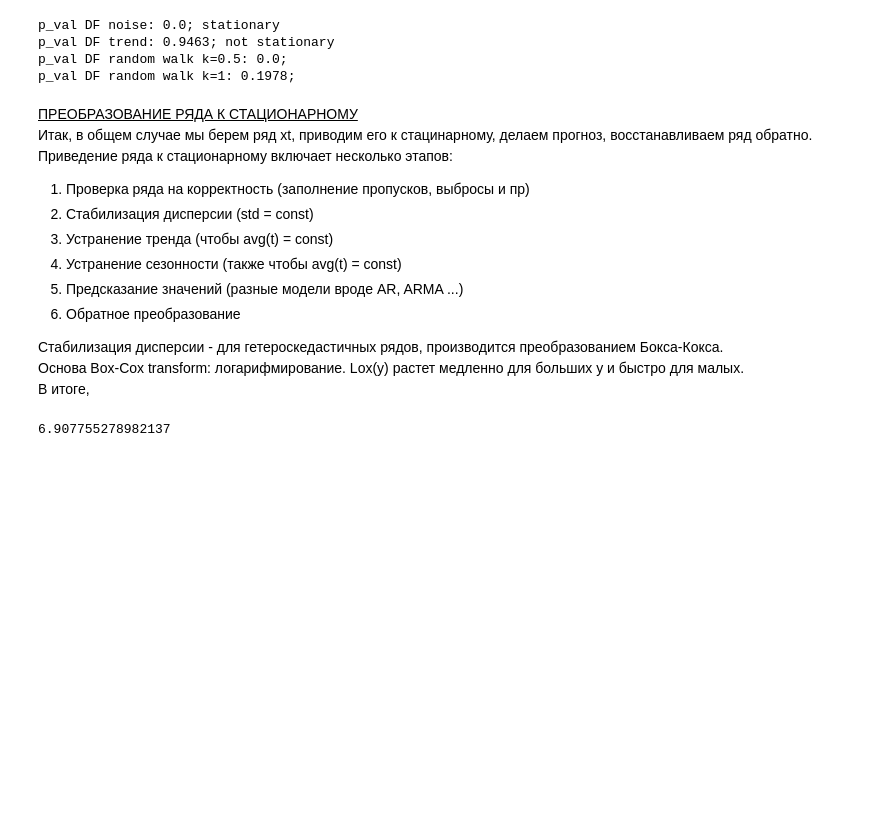
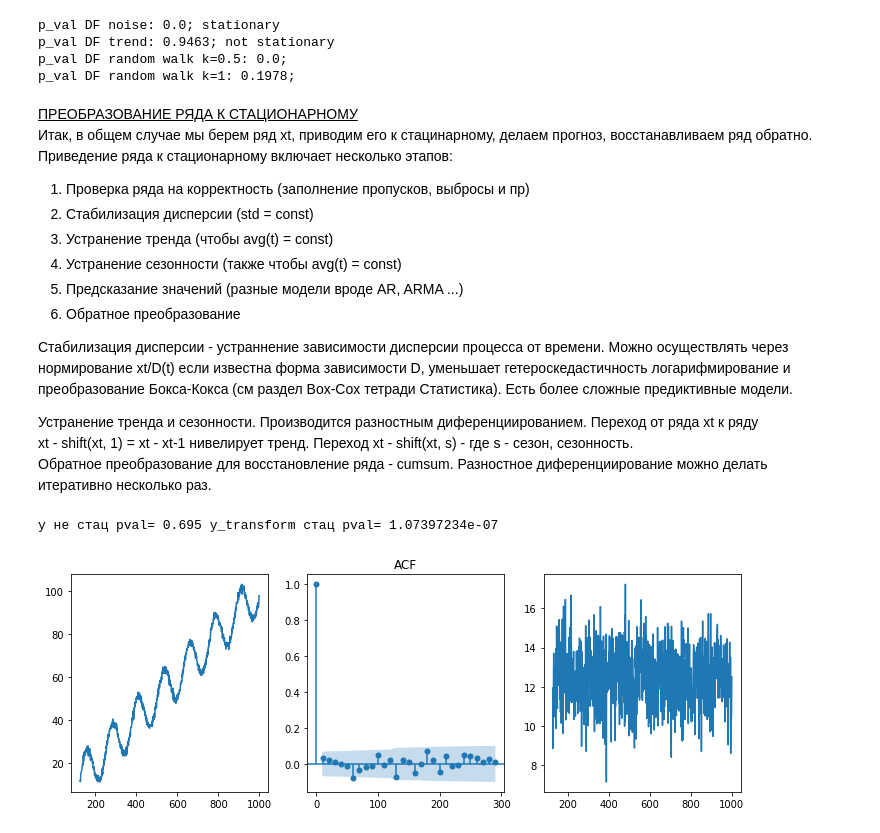
Before and after one commit to gavrevnik/analytics_tools, a Jupyter notebook: Time Series.ipynb, the cells around one changed output. Drawn from its saved outputs; the diff is of its cells as text; code cells hidden in the pictures; blank space fills up the shorter version.

```diff
--- a/Time Series.ipynb
+++ b/Time Series.ipynb
@@ -207,10 +207,26 @@ p_val DF random walk k=1: 0.1978;
 4. Предсказание значений (разные модели вроде AR, ARMA ...)
 5. Обратное преобразование
 
-Стабилизация дисперсии - для гетероскедастичных рядов, производится преобразованием Бокса-Кокса.
-Основа Box-Cox transform: логарифмирование. Lox(y) растет медленно для больших y и быстро для малых.
-В итоге,
+Стабилизация дисперсии - устраннение зависимости дисперсии процесса от времени. Можно осуществлять через
+нормирование xt/D(t) если известна форма зависимости D, уменьшает гетероскедастичность логарифмирование и
+преобразование Бокса-Кокса (см раздел Box-Cox тетради Статистика). Есть более сложные предиктивные модели.
+
+Устранение тренда и сезонности. Производится разностным диференциированием. Переход от ряда xt к ряду
+xt - shift(xt, 1) = xt - xt-1 нивелирует тренд. Переход xt - shift(xt, s) - где s - сезон, сезонность.
+Обратное преобразование для восстановление ряда - cumsum. Разностное диференциирование можно делать
+итеративно несколько раз.
-# %%
-np.log(1000)
-# %% [output]
-6.907755278982137
+# %%
+# Диф разность = здесь мы разом устраняем и тренд и влияние сезонности
+fig, ax = plt.subplots(nrows=1, ncols=3, figsize=(12, 4))
+n = 1000; t = np.arange(n); y = 0.1 * t + 10 * np.sin(0.05 * t) + np.random.normal(scale = 1, size = n)
+df = pd.DataFrame({'t' : t, 'y' : y})
+
+shift = int(2 * np.pi / 0.05) # период = сезонность
+df['y_transform'] = df.y - df.y.shift(shift) ; df = df[shift:]
+plot_acf(df.y_transform, alpha=0.05, ax=ax[1], title='ACF', lags=np.arange(0, 300, 10))
+print('y не стац pval=', np.round(adfuller(df.y)[1], 3),
+      'y_transform стац pval=', np.round(adfuller(df.y_transform)[1], 15))
+ax[0].plot(df.t, df.y); ax[2].plot(df.t, df.y_transform); plt.show()
+# %% [output]
+y не стац pval= 0.695 y_transform стац pval= 1.07397234e-07
+[figure, added]
```
Also changed, not shown: 3 other files.
